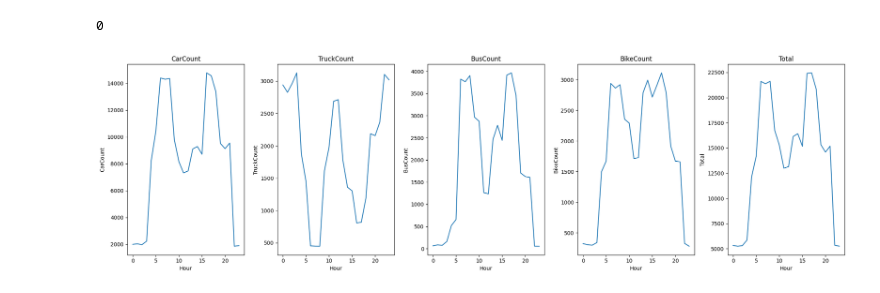
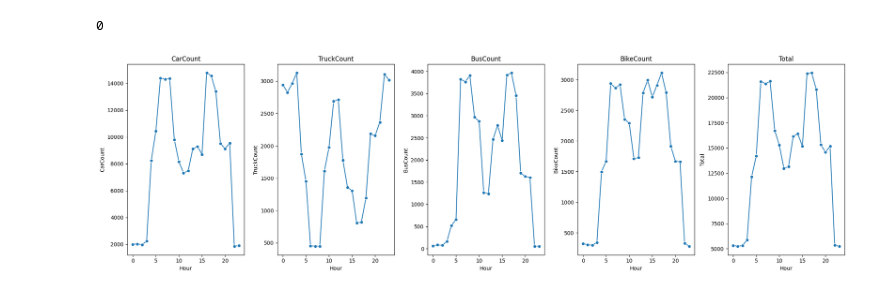
Before and after one commit to brownjordan317/CSCI-443, a Jupyter notebook: traffic_analysis/traffic_analysis.ipynb, the cells around one changed output. Saved outputs shown, nothing was run; the diff lists cells and outputs as text; code cells hidden in the pictures.

```diff
--- a/traffic_analysis/traffic_analysis.ipynb
+++ b/traffic_analysis/traffic_analysis.ipynb
@@ -87,18 +92,18 @@ df.duplicated().sum()
 # %%
 #Dataset visualization for hourly vehicle counts
 df['Hour'] = pd.to_datetime(df["Time"], format="%I:%M:%S %p").dt.hour
 
 vehicle_columns = ["CarCount", "TruckCount", "BusCount", "BikeCount", "Total"]
 hourly_vehicle_counts = df.groupby("Hour")[vehicle_columns].sum()
 
 fig, ax = plt.subplots(1, 5, figsize=(20, 6))
 
 #create line plots for each vehicle type
 for i, column in enumerate(vehicle_columns):
-    sns.lineplot(data=hourly_vehicle_counts, x="Hour", y=column, ax=ax[i])
+    sns.lineplot(data=hourly_vehicle_counts, x="Hour", y=column, ax=ax[i], marker="o")
     ax[i].set_title(column)
 
 plt.tight_layout()
 plt.show()
 # %% [output]
-[figure, old version]
+[figure, new version]
```
Also changed, not shown: parts of 6 cells of this notebook.
